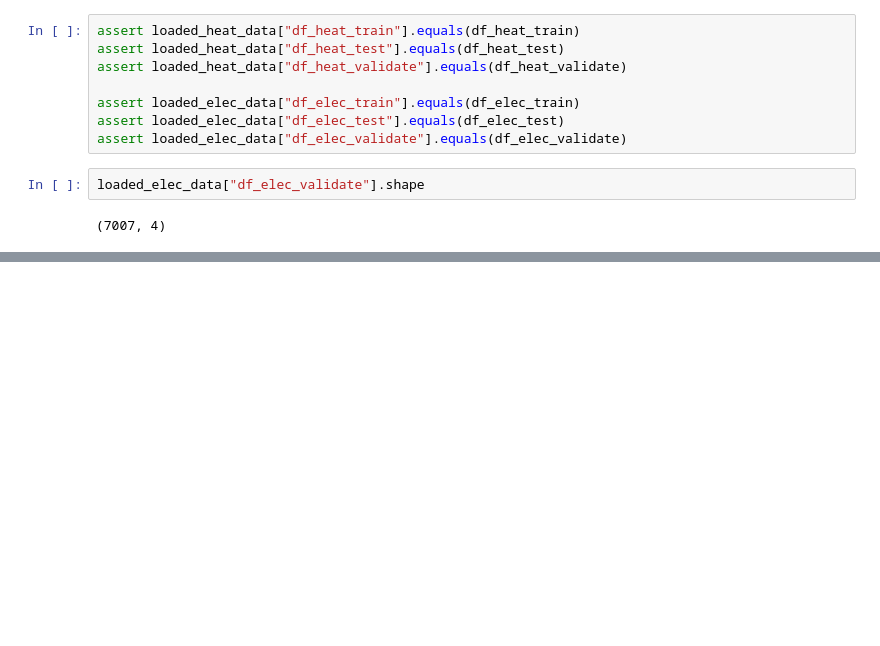
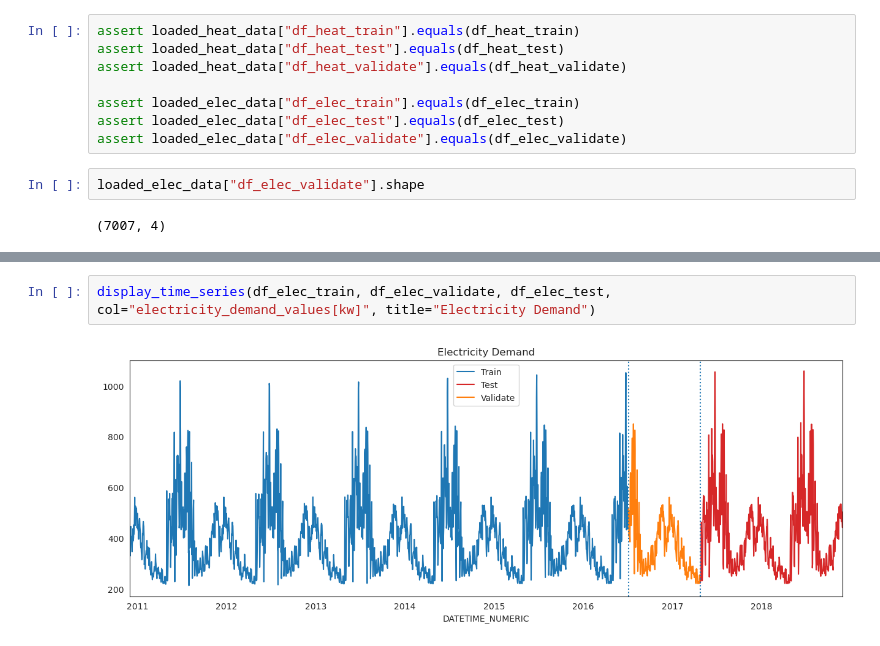
Before and after one commit to i-terzic/predicting-energy-consumption-based-on-weather-data, a Jupyter notebook: Final.ipynb, the cells around one changed output, grey strips where cells are left out. Saved outputs shown, nothing was run; the diff lists cells and outputs as text; blank space fills up the shorter version.

```diff
--- a/Final.ipynb
+++ b/Final.ipynb
@@ -517,0 +595,4 @@ loaded_elec_data["df_elec_validate"].shape
+# %%
+display_time_series(df_elec_train, df_elec_validate, df_elec_test, col="electricity_demand_values[kw]", title="Electricity Demand")
+# %% [output]
+[figure, added]
```
Also changed, not shown: parts of 31 cells of this notebook, 1 other file.
